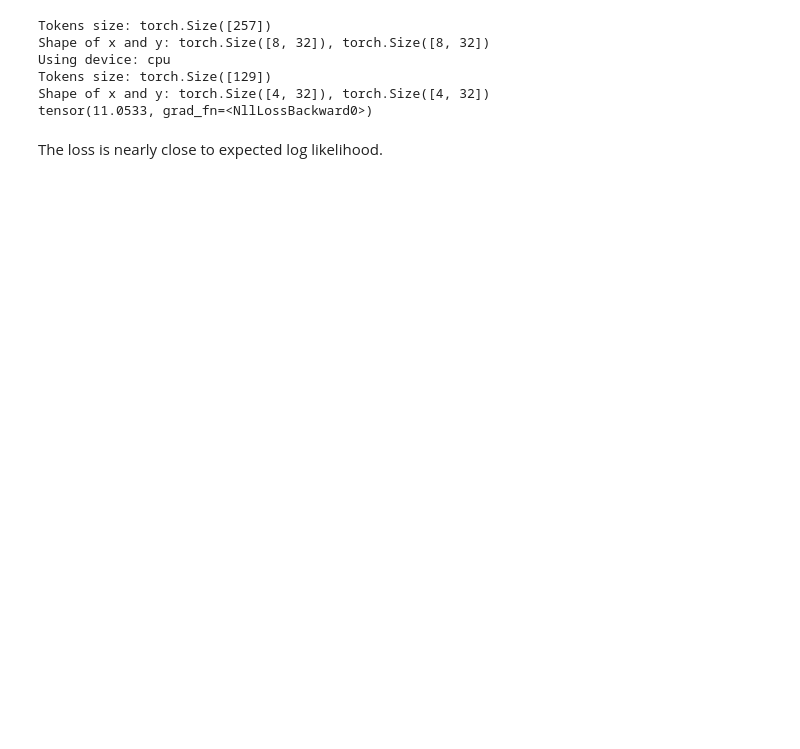
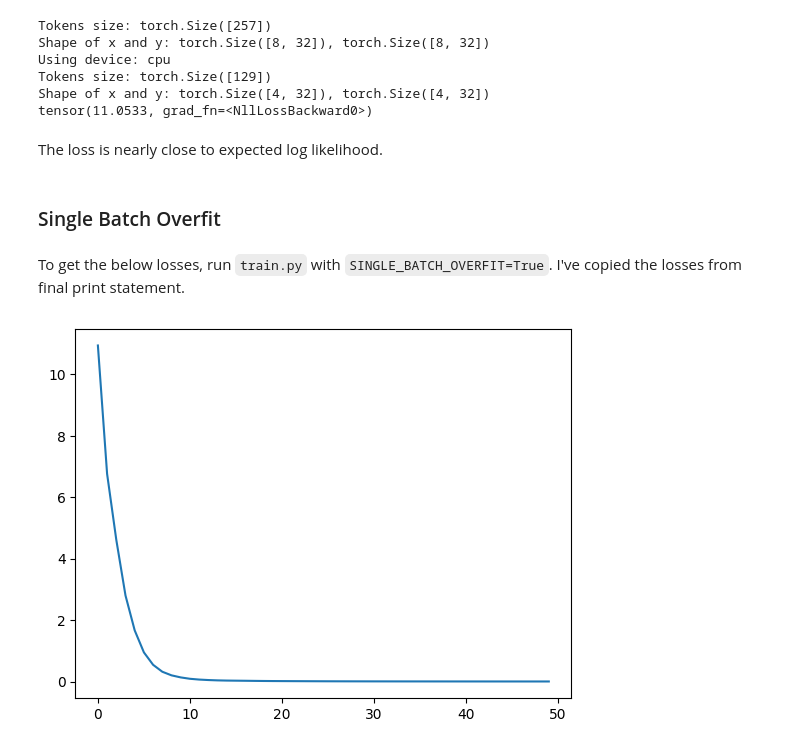
Before and after one commit to JpChii/gpt2-reproduced, a Jupyter notebook: playground.ipynb, the cells around one changed output. Drawn from its saved outputs; the diff is of its cells as text; code cells hidden in the pictures; blank space fills up the shorter version.

Commit message:
1.10 - single batch overfit, 1.11 - 50 batches training

```diff
--- a/playground.ipynb
+++ b/playground.ipynb
@@ -751,3 +755,15 @@ Shape of x and y: torch.Size([4, 32]), torch.Size([4, 32])
 tensor(11.0533, grad_fn=<NllLossBackward0>)
 # %% [markdown]
 The loss is nearly close to expected log likelihood.
+# %% [markdown]
+### Single Batch Overfit
+# %% [markdown]
+To get the below losses, run `train.py` with `SINGLE_BATCH_OVERFIT=True`. I've copied the losses from final print statement.
+# %%
+import matplotlib.pyplot as plt
+import numpy as np
+losses = [10.934867858886719, 6.75793981552124, 4.611110687255859, 2.799591064453125, 1.665027379989624, 0.9489315152168274, 0.5449665784835815, 0.3196530342102051, 0.2023976445198059, 0.1351081132888794, 0.09048067033290863, 0.06494414806365967, 0.04946185648441315, 0.03861209750175476, 0.03229759633541107, 0.028889095410704613, 0.02569054439663887, 0.022067926824092865, 0.01895262487232685, 0.016752731055021286, 0.015179792419075966, 0.01386350765824318, 0.012592772021889687, 0.011343221180140972, 0.010186911560595036, 0.009179782122373581, 0.00832995306700468, 0.007621534168720245, 0.007029481697827578, 0.006530685815960169, 0.006104296538978815, 0.0057342941872775555, 0.005408747121691704, 0.005118152126669884, 0.004856342449784279, 0.004618883598595858, 0.004402546212077141, 0.00420440873131156, 0.0040231728926301, 0.003857098985463381, 0.003704558126628399, 0.0035645689349621534, 0.003436112543568015, 0.003317768918350339, 0.0032084325794130564, 0.0031078001484274864, 0.0030145253986120224, 0.002927956869825721, 0.00284748082049191, 0.0027726672124117613]
+plt.plot(np.arange(0, len(losses)), losses)
+plt.savefig("single-batch-overfit-losses.png")
+# %% [output]
+[figure, added]
```
Also changed, not shown: parts of 6 cells of this notebook, 3 other files.
